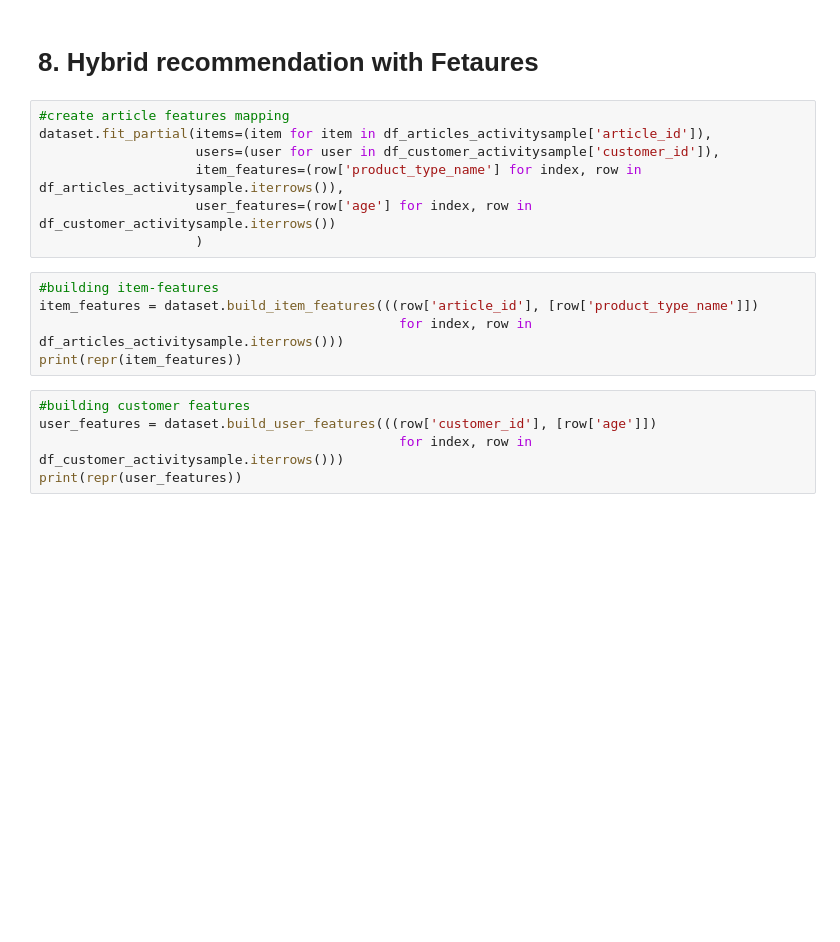
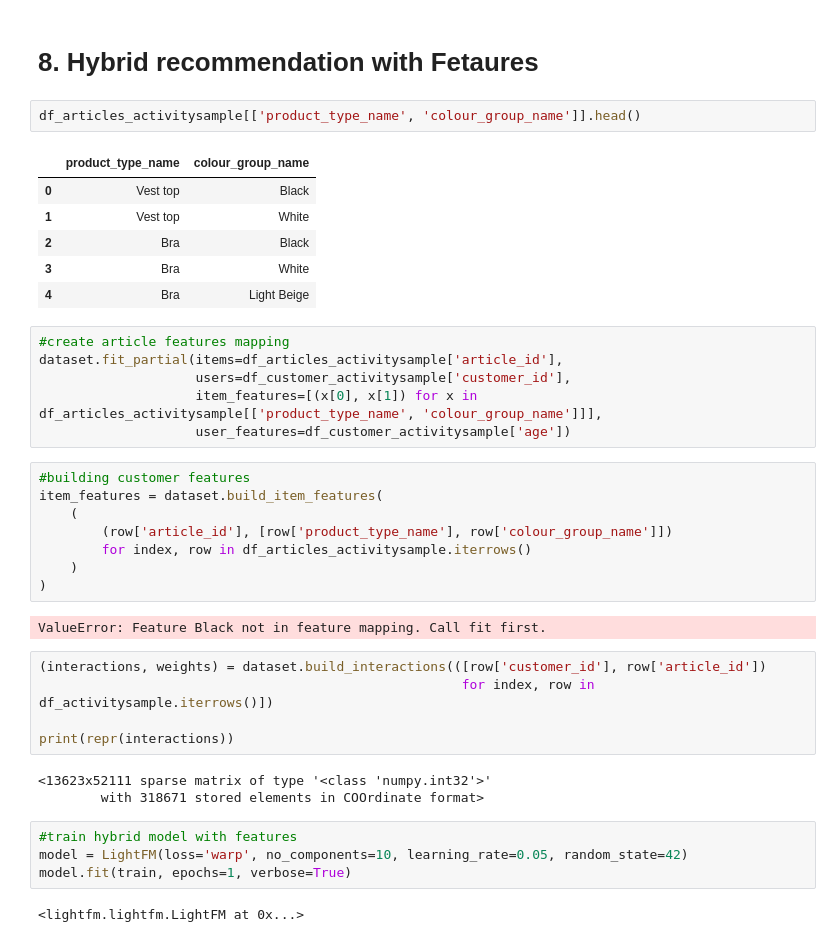
Before and after one commit to dbenayoun/IASD, a Jupyter notebook: Reco system/project_rs.ipynb, the cells around one changed output. Drawn from its saved outputs; the diff is of its cells as text; blank space fills up the shorter version.

```diff
--- a/Reco system/project_rs.ipynb
+++ b/Reco system/project_rs.ipynb
@@ -436,20 +434,42 @@ df_customer_activitysample[df_customer_activitysample['customer_id'] == userid]
 | 126 | 023b48de81f6af9de6bef17e720e3873c... | NaN | NaN | ACTIVE | NONE | 19.0 | 904c14719ceff79ae96915f7bced30556... |
 # %% [markdown]
 # 8. Hybrid recommendation with Fetaures
+# %%
+df_articles_activitysample[['product_type_name', 'colour_group_name']].head()
+# %% [output]
+|  | product_type_name | colour_group_name |
+| 0 | Vest top | Black |
+| 1 | Vest top | White |
+| 2 | Bra | Black |
+| 3 | Bra | White |
+| 4 | Bra | Light Beige |
 # %%
 #create article features mapping
-dataset.fit_partial(items=(item for item in df_articles_activitysample['article_id']),
-                    users=(user for user in df_customer_activitysample['customer_id']),
-                    item_features=(row['product_type_name'] for index, row in df_articles_activitysample.iterrows()),
-                    user_features=(row['age'] for index, row in df_customer_activitysample.iterrows())
-                    )
+dataset.fit_partial(items=df_articles_activitysample['article_id'],
+                    users=df_customer_activitysample['customer_id'],
+                    item_features=[(x[0], x[1]) for x in df_articles_activitysample[['product_type_name', 'colour_group_name']]],
+                    user_features=df_customer_activitysample['age'])
 # %%
-#building item-features
-item_features = dataset.build_item_features(((row['article_id'], [row['product_type_name']])
-                                              for index, row in df_articles_activitysample.iterrows()))
-print(repr(item_features))
+#building customer features
+item_features = dataset.build_item_features(
+    (
+        (row['article_id'], [row['product_type_name'], row['colour_group_name']])
+        for index, row in df_articles_activitysample.iterrows()
+    )
+)
+# %% [output]
+ValueError: Feature Black not in feature mapping. Call fit first.
 # %%
-#building customer features
-user_features = dataset.build_user_features(((row['customer_id'], [row['age']])
-                                              for index, row in df_customer_activitysample.iterrows()))
-print(repr(user_features))
+(interactions, weights) = dataset.build_interactions(([row['customer_id'], row['article_id'])
+                                                      for index, row in df_activitysample.iterrows()])
+
+print(repr(interactions))
+# %% [output]
+<13623x52111 sparse matrix of type '<class 'numpy.int32'>'
+        with 318671 stored elements in COOrdinate format>
+# %%
+#train hybrid model with features
+model = LightFM(loss='warp', no_components=10, learning_rate=0.05, random_state=42)
+model.fit(train, epochs=1, verbose=True)
+# %% [output]
+<lightfm.lightfm.LightFM at 0x...>
```
Also changed, not shown: parts of 9 cells of this notebook.
